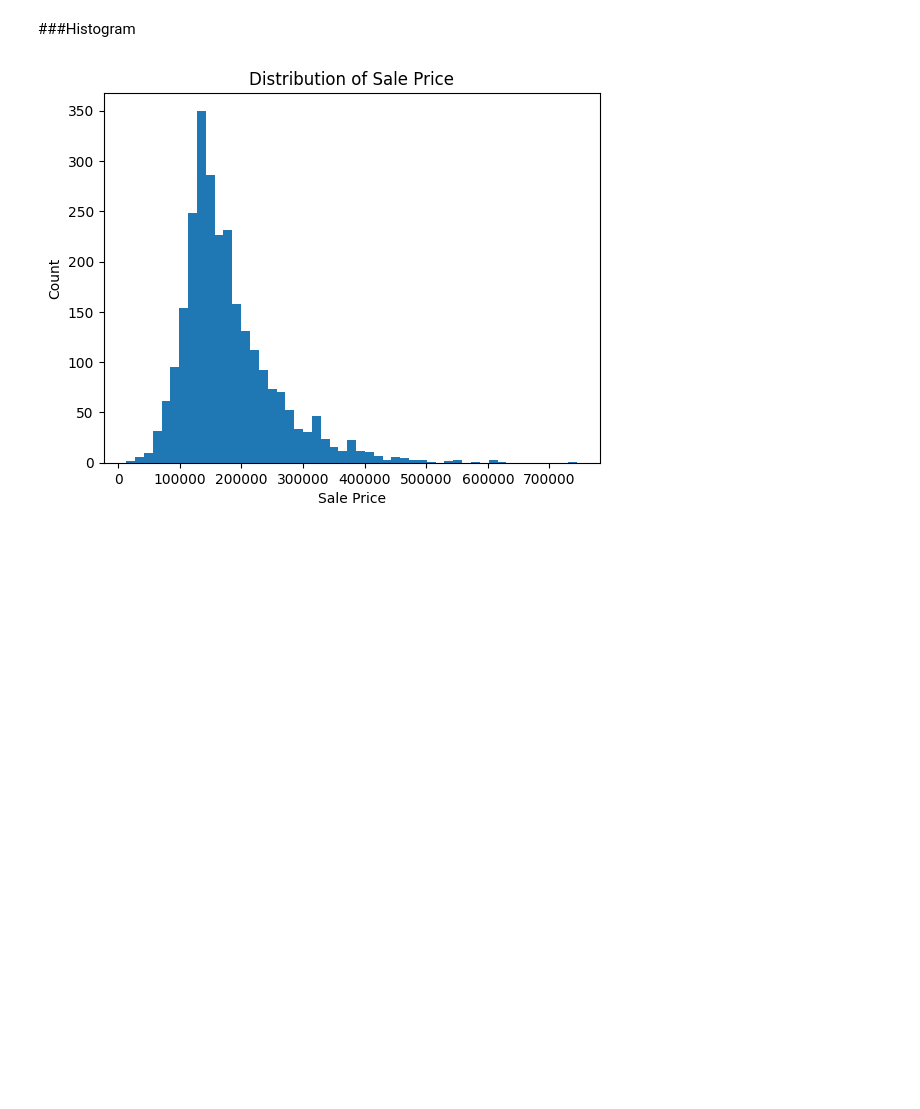
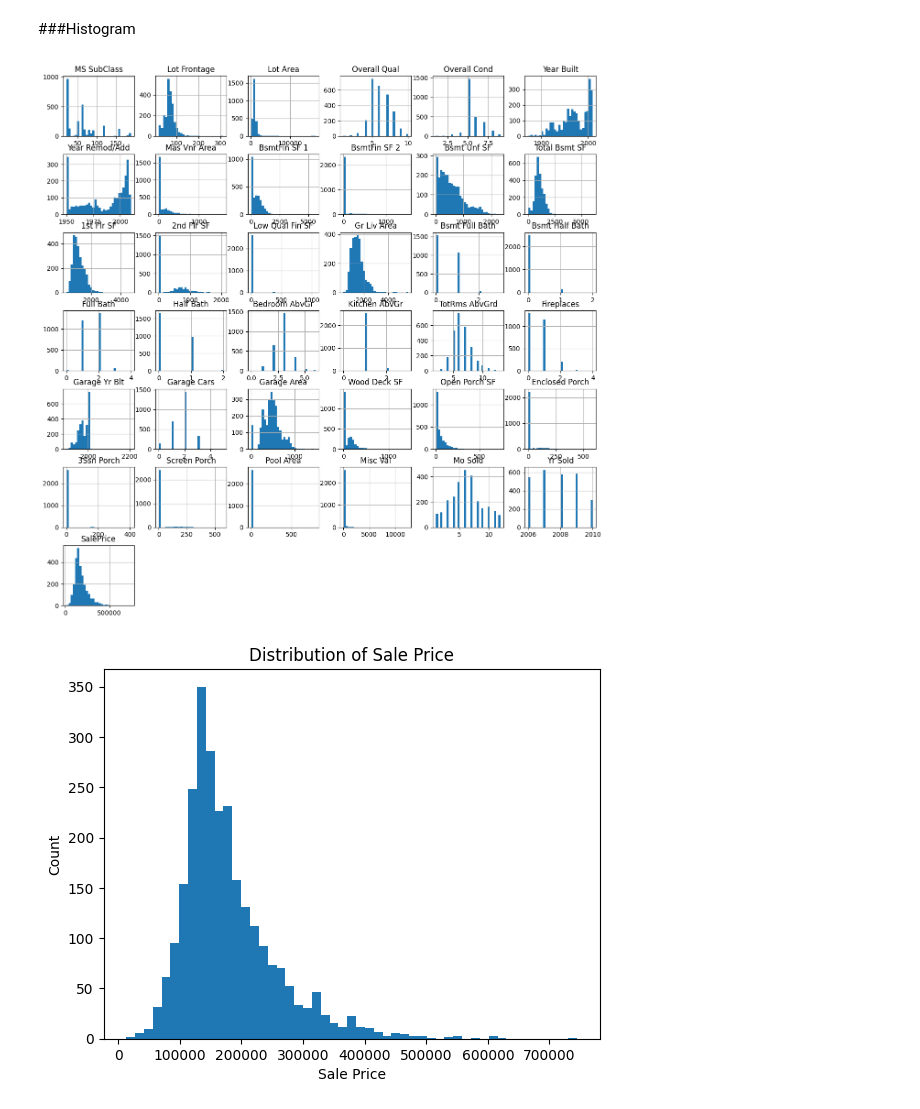
Before and after one commit to test-ds-21/stephanie465337___Data-Science-Portfolio-C21, a Jupyter notebook: Projects/Project-2/Housing.ipynb, the cells around one changed output. Cells and saved outputs as stored; diff of their text form; code cells hidden in the pictures; blank space fills up the shorter version.

```diff
--- a/Projects/Project-2/Housing.ipynb
+++ b/Projects/Project-2/Housing.ipynb
@@ -289,5 +337,10 @@ y = df_clean['SalePrice'].copy()
 # %% [markdown]
 ###Histogram
+# %%
+df.hist(figsize=(15, 15), bins=30)
+plt.show()
+# %% [output]
+[figure, added]
 # %%
 n = int(2637**(1/2))
 
```
Also changed, not shown: parts of 49 cells of this notebook.
